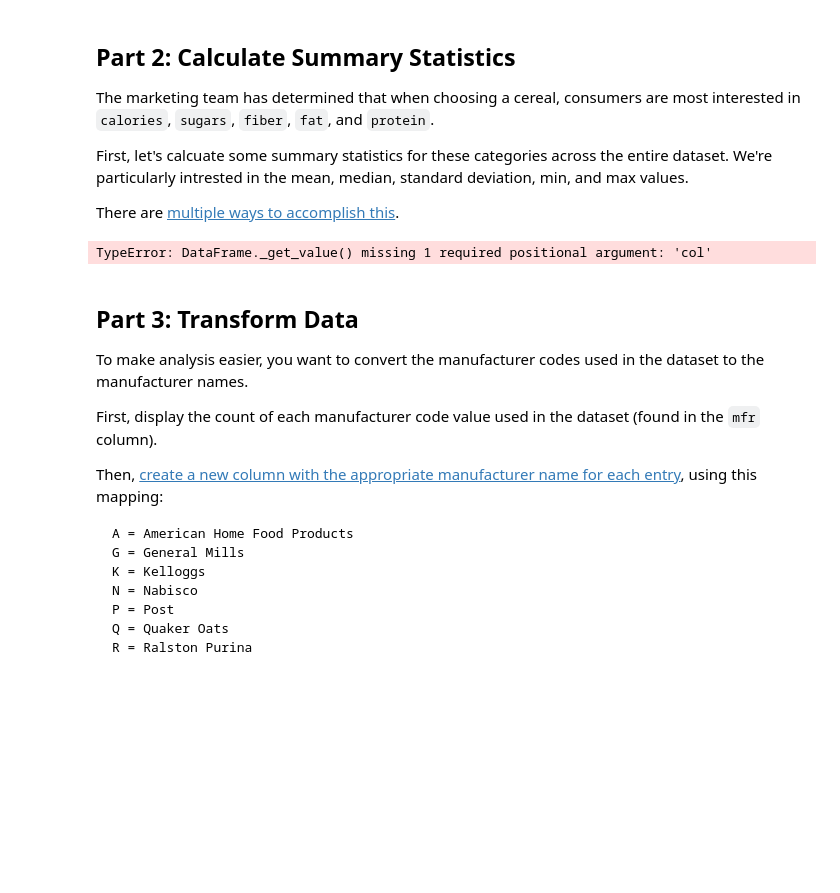
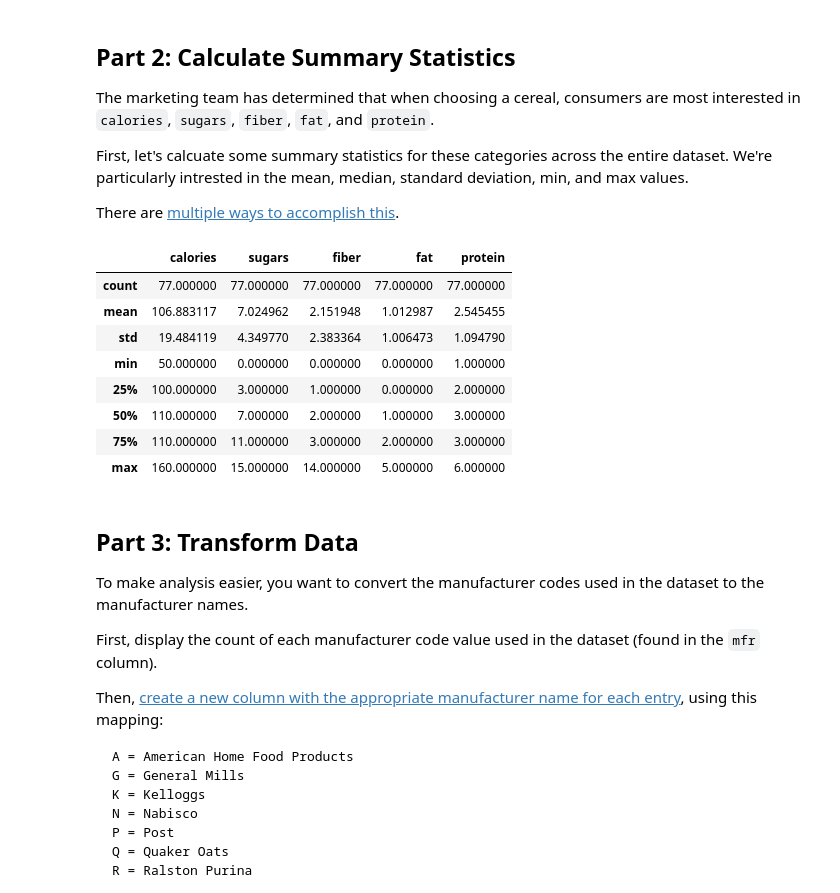
Before and after one commit to Yucheol-Son-BYUI/CSE310_W0_HelloWorld, a Jupyter notebook: notebooks/Exploration_02.ipynb, the cells around one changed output. Cells and saved outputs as stored; diff of their text form; code cells hidden in the pictures; blank space fills up the shorter version.

```diff
--- a/notebooks/Exploration_02.ipynb
+++ b/notebooks/Exploration_02.ipynb
@@ -72,14 +74,22 @@ There are [multiple ways to accomplish this](https://pandas.pydata.org/docs/gett
 # %%
 # Part 2: Enter your code below to calculate summary statistics for the
 # calories, sugars, fiber, fat, and protein features.
 df[["calories","sugars","fiber","fat","protein"]].describe()
 # df[df["fiber"] > 10]
 # 3. All-Bran with Extra Fiber	has 14 fiber, just note that it could be an outlier
 # df[df["sugars"] < 0]
-df.at[57]
+# df.at[57, "sugars"] = df["sugars"].mean()
 # 57. Quaker Oatmeal has -1 sugars. it must be an error so I imputate it to mean
 # %% [output]
-TypeError: DataFrame._get_value() missing 1 required positional argument: 'col'
+|  | calories | sugars | fiber | fat | protein |
+| count | 77.000000 | 77.000000 | 77.000000 | 77.000000 | 77.000000 |
+| mean | 106.883117 | 7.024962 | 2.151948 | 1.012987 | 2.545455 |
+| std | 19.484119 | 4.349770 | 2.383364 | 1.006473 | 1.094790 |
+| min | 50.000000 | 0.000000 | 0.000000 | 0.000000 | 1.000000 |
+| 25% | 100.000000 | 3.000000 | 1.000000 | 0.000000 | 2.000000 |
+| 50% | 110.000000 | 7.000000 | 2.000000 | 1.000000 | 3.000000 |
+| 75% | 110.000000 | 11.000000 | 3.000000 | 2.000000 | 3.000000 |
+| max | 160.000000 | 15.000000 | 14.000000 | 5.000000 | 6.000000 |
 # %% [markdown]
 ## Part 3: Transform Data
 
```
Also changed, not shown: parts of 1 cell of this notebook.
